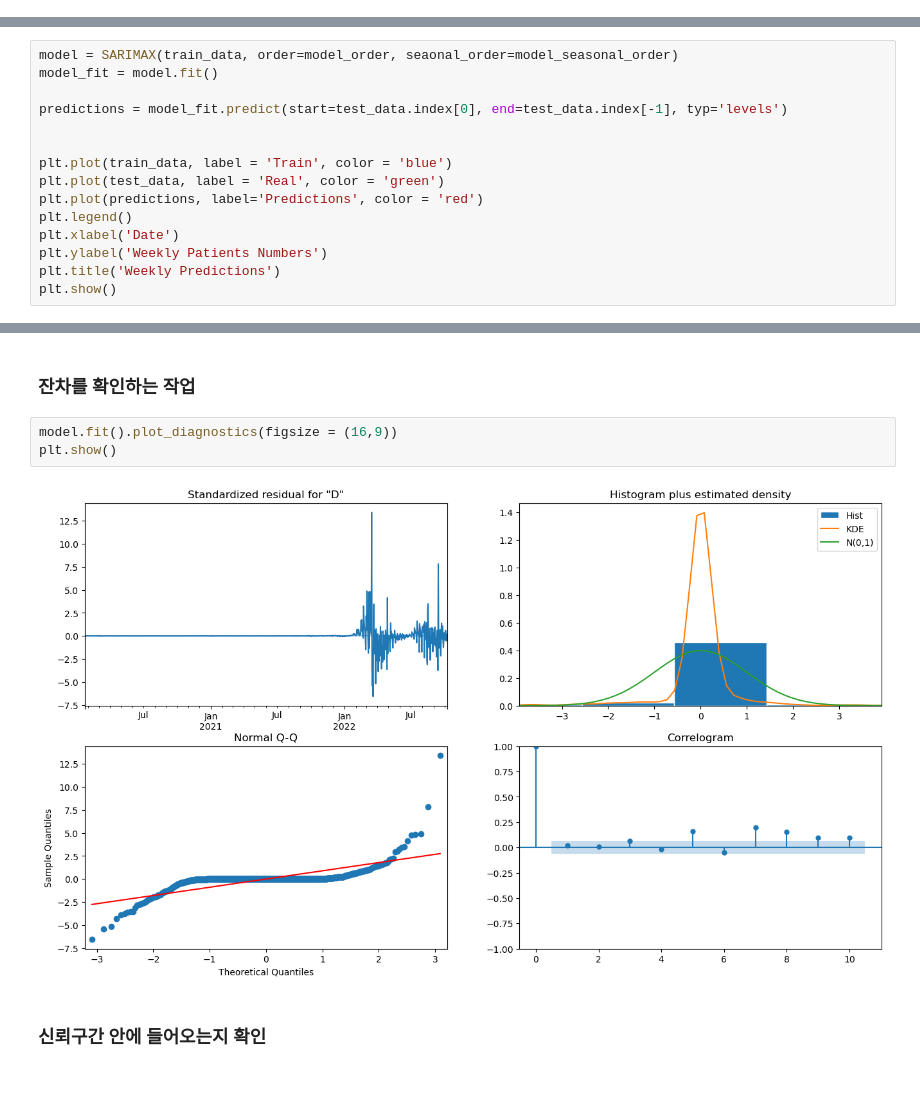
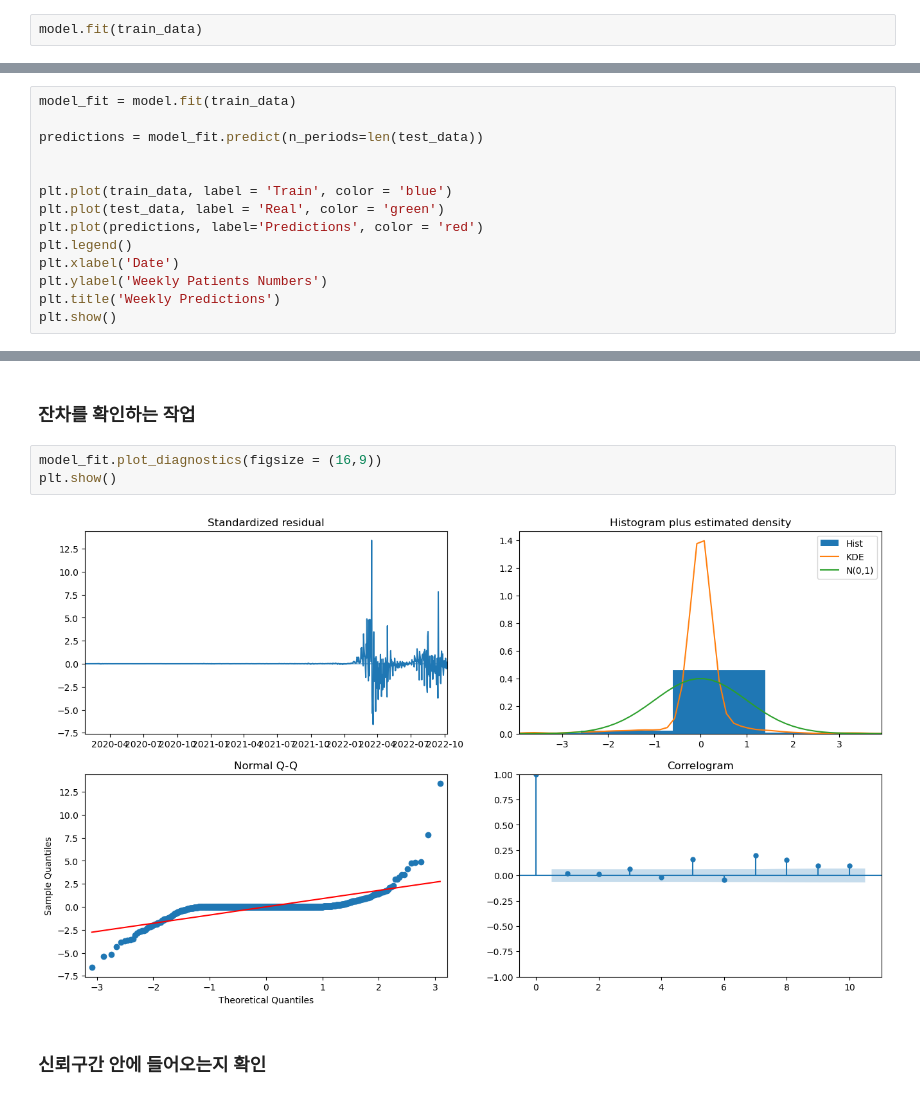
Before and after one commit to Tiabet/Time-series, a Jupyter notebook: Self-Study/ARIMA predictions model.ipynb, the cells around one changed output, grey strips where cells are left out. Drawn from its saved outputs; the diff is of its cells as text.

```diff
--- a/Self-Study/ARIMA predictions model.ipynb
+++ b/Self-Study/ARIMA predictions model.ipynb
@@ -113,0 +109,2 @@ Total fit time: 24.040 seconds
+# %%
+model.fit(train_data)
@@ -116,10 +116,9 @@ Total fit time: 24.040 seconds
 
 statsmodel package를 사용하기 위해 모델의 계수를 가져옴
 # %%
-model = SARIMAX(train_data, order=model_order, seaonal_order=model_seasonal_order)
-model_fit = model.fit()
+model_fit = model.fit(train_data)
 
-predictions = model_fit.predict(start=test_data.index[0], end=test_data.index[-1], typ='levels')
+predictions = model_fit.predict(n_periods=len(test_data))
 
 
 plt.plot(train_data, label = 'Train', color = 'blue')
@@ -144,10 +134,10 @@ plt.show()
 # %% [markdown]
 ### 잔차를 확인하는 작업
 # %%
-model.fit().plot_diagnostics(figsize = (16,9))
+model_fit.plot_diagnostics(figsize = (16,9))
 plt.show()
 # %% [output]
-[figure, old version]
+[figure, new version]
 # %% [markdown]
 ### 신뢰구간 안에 들어오는지 확인
 # %%
```
Also changed, not shown: parts of 9 cells of this notebook.
